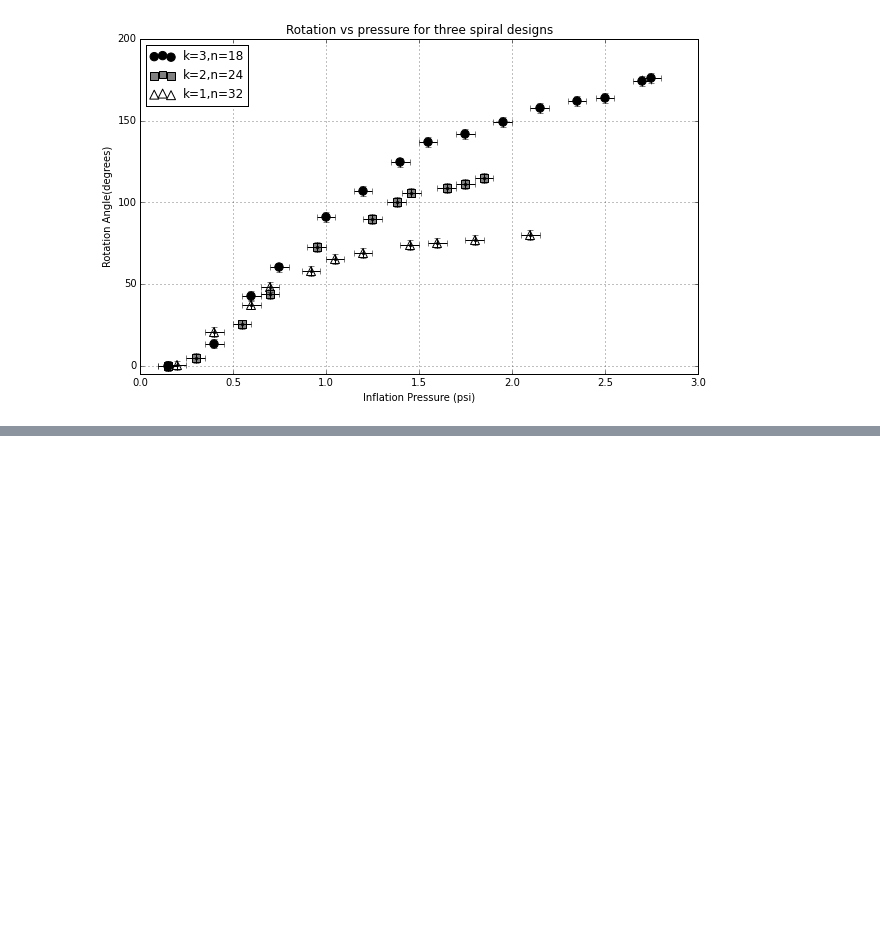
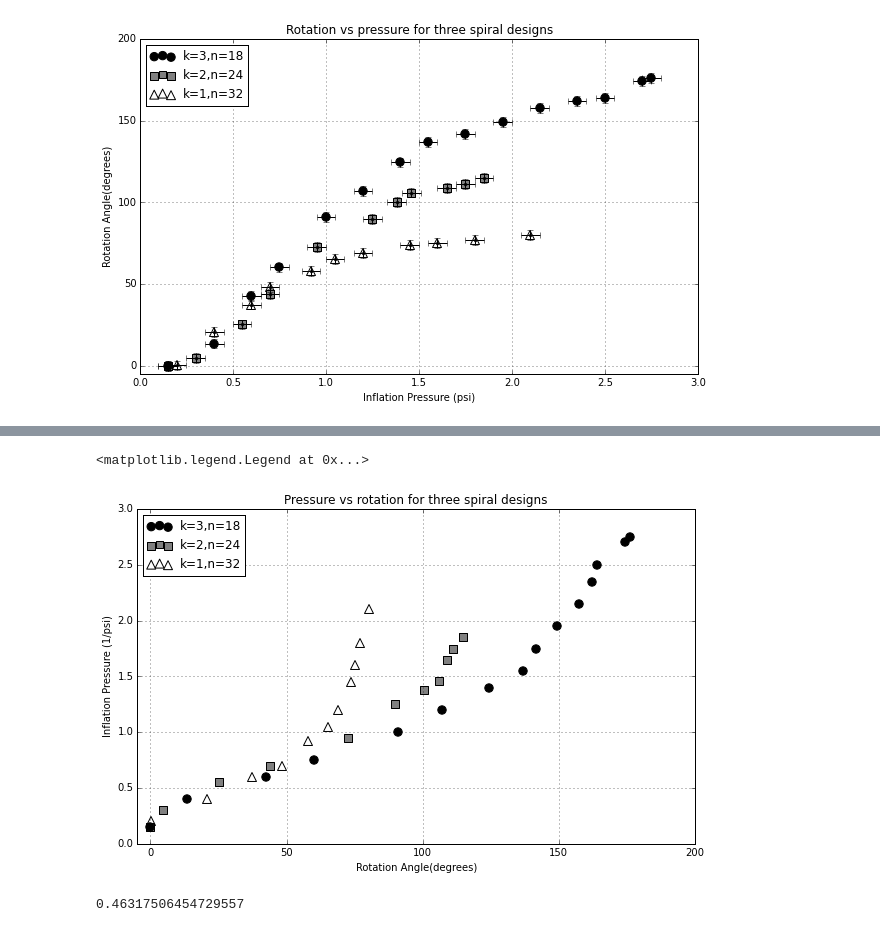
Before and after one commit to harnettlab/iPythonNotebookRepo, a Jupyter notebook: PlotsForTwister/TwisterRotationVsPressure.ipynb, the cells around one changed output, grey strips where cells are left out. Cells and saved outputs as stored; diff of their text form; code cells hidden in the pictures; blank space fills up the shorter version.

Commit message:
Added spherical cap expression to fit twister data

```diff
--- a/PlotsForTwister/TwisterRotationVsPressure.ipynb
+++ b/PlotsForTwister/TwisterRotationVsPressure.ipynb
@@ -151,0 +132,25 @@ plt.savefig('RotationVPressure.eps')
+# %%
+#can a simple model explain these curves--is a finite element simulation needed?
+#I did one based on finding the angle that minimizes area, torsional strain energy while maximizing volume
+#of a spherical cap, and letting height of cap go as k theta
+plt.figure(figsize=[10,6])
+
+plt.hold('True')
+#Inverted plot
+data2_k1n32=plt.scatter(k1n32Angles,k1n32Pressures,marker='^',facecolor='white',label='k=1,n=32',s=80,linewidths=1.0)
+
+data2_k2n24s2=plt.scatter(k2n24s2Angles,k2n24s2Pressures,marker='s',facecolor='gray',label='k=2,n=24',s=60,linewidths=1.0)
+
+data2_k3n18=plt.scatter(k3n18Angles,k3n18Pressures,marker='o',facecolor='black',label='k=3,n=18',s=70,linewidths=1.0)
+plt.ylabel('Inflation Pressure (1/psi)')
+plt.xlabel('Rotation Angle(degrees)')
+plt.title('Pressure vs rotation for three spiral designs')
+
+axes = plt.gca()
+axes.set_xlim([-5,200])
+axes.set_ylim([0,3])
+plt.grid(True)
+plt.legend(handles=[data_k3n18,data_k2n24s2,data_k1n32],loc='upper left')
+# %% [output]
+<matplotlib.legend.Legend at 0x...>
+[figure, added]
@@ -151,0 +180,4 @@ plt.savefig('RotationVPressure.eps')
+# %%
+pfunc(1,1,1,1,np.pi*0.1,np.pi)#test it out, if you get too close to theta0 it blows up
+# %% [output]
+0.46317506454729557
```
Also changed, not shown: parts of 8 cells of this notebook, 1 other file.
